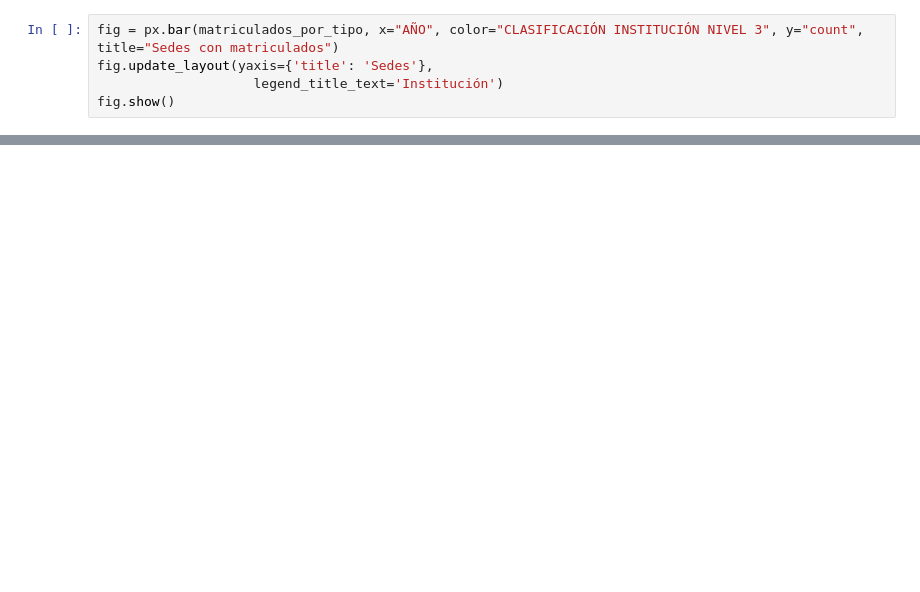
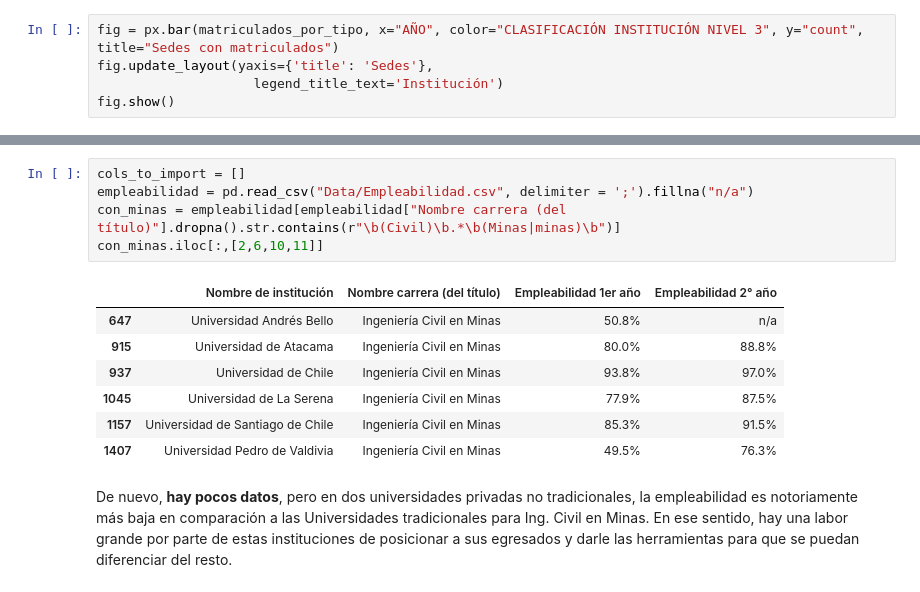
Before and after one commit to gnelis/Empleabilidad, a Jupyter notebook: analisis.ipynb, the cells around one changed output, grey strips where cells are left out. Saved outputs shown, nothing was run; the diff lists cells and outputs as text; blank space fills up the shorter version.

```diff
--- a/analisis.ipynb
+++ b/analisis.ipynb
@@ -39,0 +190,15 @@ fig.show()
+# %%
+cols_to_import = []
+empleabilidad = pd.read_csv("Data/Empleabilidad.csv", delimiter = ';').fillna("n/a")
+con_minas = empleabilidad[empleabilidad["Nombre carrera (del título)"].dropna().str.contains(r"\b(Civil)\b.*\b(Minas|minas)\b")]
+con_minas.iloc[:,[2,6,10,11]]
+# %% [output]
+|  | Nombre de institución | Nombre carrera (del título) | Empleabilidad 1er año | Empleabilidad 2° año |
+| 647 | Universidad Andrés Bello | Ingeniería Civil en Minas | 50.8% | n/a |
+| 915 | Universidad de Atacama | Ingeniería Civil en Minas | 80.0% | 88.8% |
+| 937 | Universidad de Chile | Ingeniería Civil en Minas | 93.8% | 97.0% |
+| 1045 | Universidad de La Serena | Ingeniería Civil en Minas | 77.9% | 87.5% |
+| 1157 | Universidad de Santiago de Chile | Ingeniería Civil en Minas | 85.3% | 91.5% |
+| 1407 | Universidad Pedro de Valdivia | Ingeniería Civil en Minas | 49.5% | 76.3% |
+# %% [markdown]
+De nuevo, **hay pocos datos**, pero en dos universidades privadas no tradicionales, la empleabilidad es notoriamente más baja en comparación a las Universidades tradicionales para Ing. Civil en Minas. En ese sentido, hay una labor grande por parte de estas instituciones de posicionar a sus egresados y darle las herramientas para que se puedan diferenciar del resto.
```
Also changed, not shown: parts of 26 cells of this notebook.
